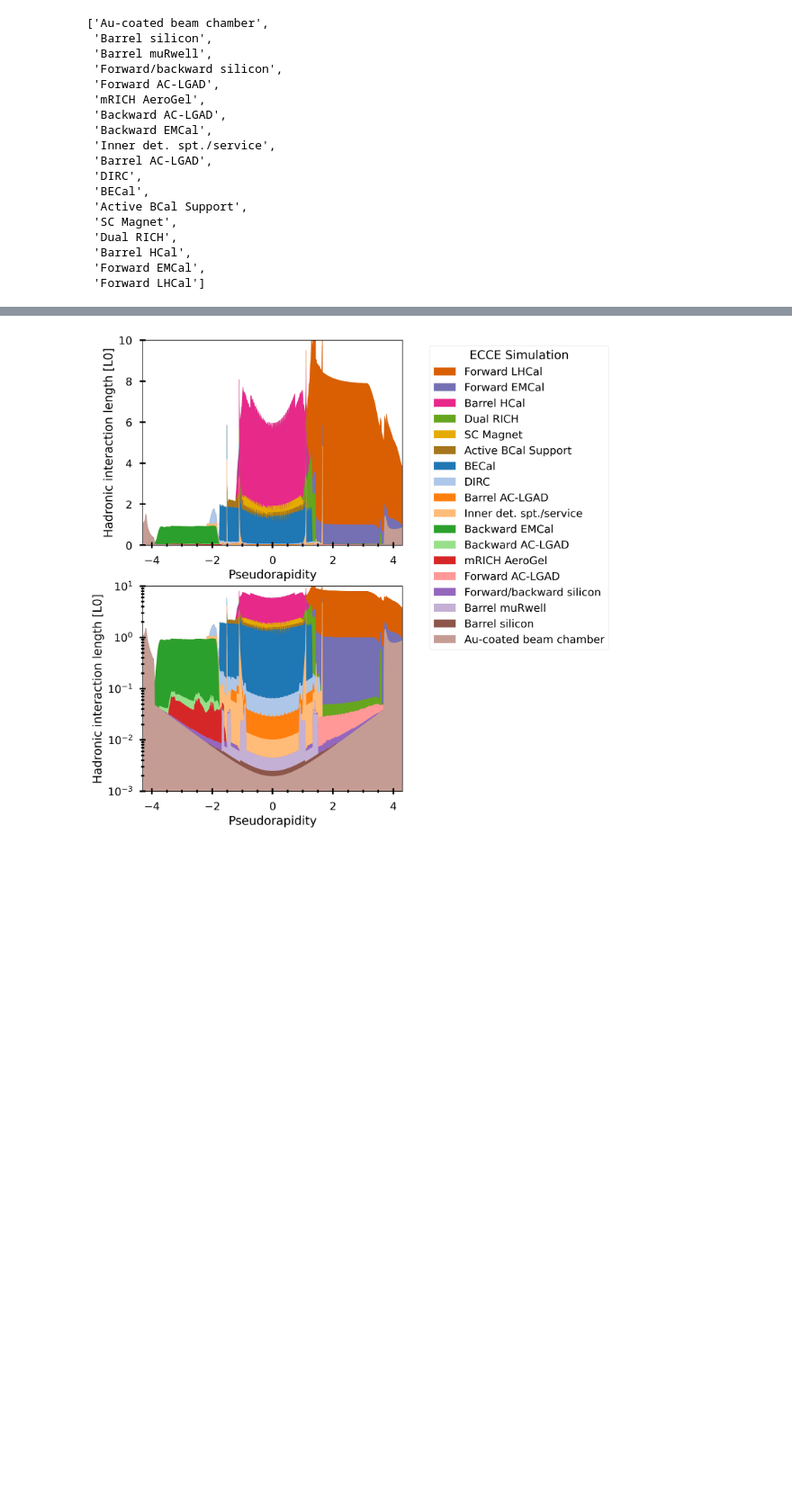
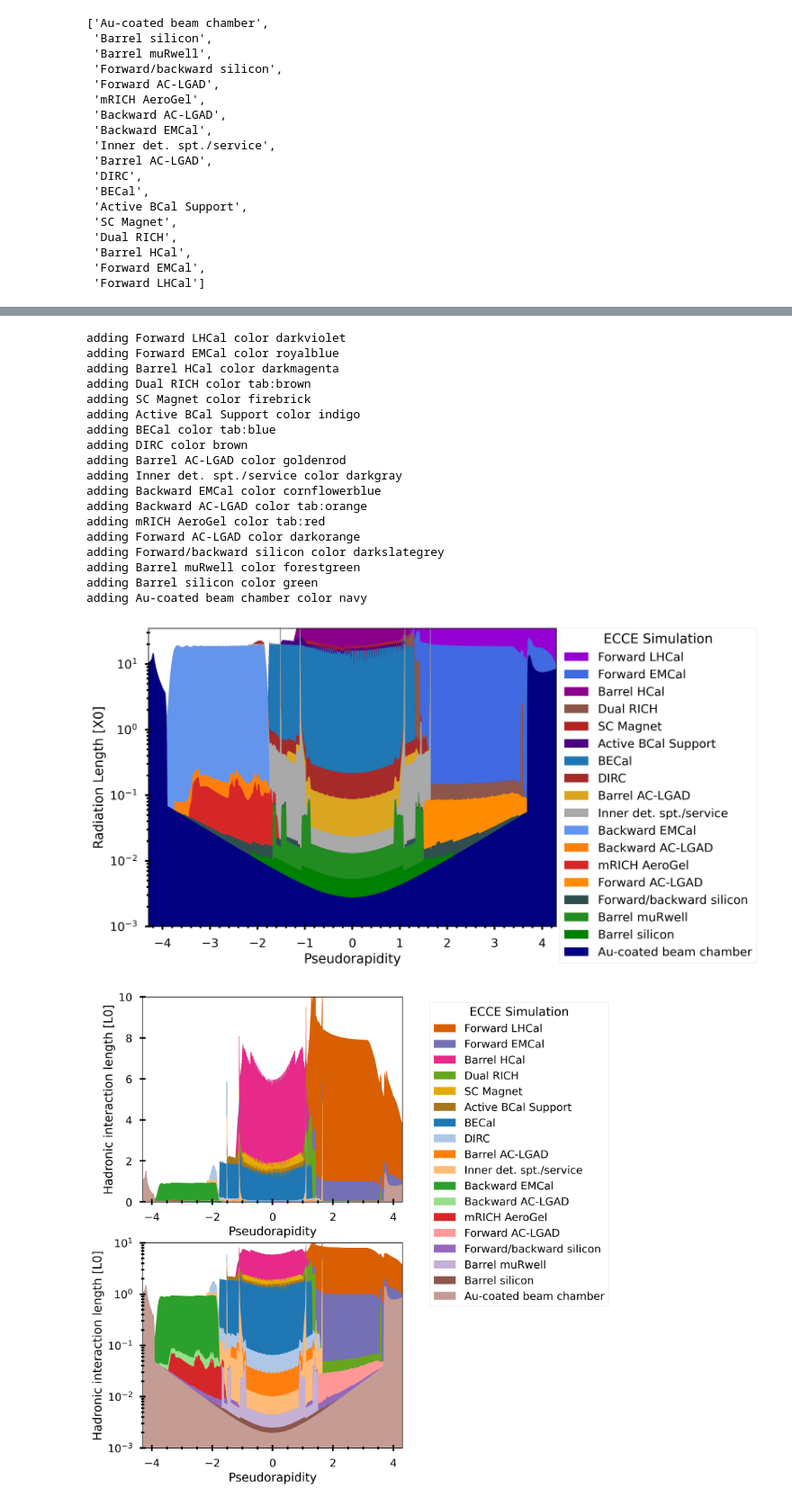
Before and after one commit to blackcathj/macros-1, a Jupyter notebook: detectors/EICDetector/PlotSubset.ipynb, the cells around one changed output, grey strips where cells are left out. Shown at 90% size. Cells and saved outputs as stored; diff of their text form; code cells hidden in the pictures; blank space fills up the shorter version.

```diff
--- a/detectors/EICDetector/PlotSubset.ipynb
+++ b/detectors/EICDetector/PlotSubset.ipynb
@@ -252,3 +259,65 @@ plt.savefig(os.path.join(f'{file_base}x0_layer_Raditioan_Length_Log.png'), bbox_
+# %%
+# fig= plt.figure(num=None, figsize=(8, 16), dpi=80, facecolor='w', edgecolor='k')
+# ax = fig.add_subplot(1, 1, 1)  # create an axes object in the figure
+fig, axs = plt.subplots(nrows=1, ncols=1, figsize=(8, 6), dpi=300)
+
+datasets_reverse = datasets.copy();
+datasets_reverse.reverse();
+
+for dataset in datasets_reverse:
+
+    etas = df_x0_stack['eta'].to_numpy()
+    x0_avg= df_x0_stack[dataset].to_numpy()
+
+    print(f'adding {dataset} color {color_map[dataset]}')
+    axs.fill_between( etas, 0, x0_avg, label=dataset, color = color_map[dataset])
+
+
+ax=axs
+
+# ax.set_title(f'Fun4All-EIC Simulation. Tracking and PID detectors\n{CautiousLabel}')
+ax.set_yscale('log')
+ax.set_xlabel("Pseudorapidity")
+ax.set_ylabel("Radiation Length [X0]")
+ax.set_xlim([-4.3, 4.3]);
+ax.set_ylim([1e-3, 35]);
+
+ax.tick_params(which='both',direction='inout');
+ax.xaxis.set_minor_locator(AutoMinorLocator())
+ax.tick_params(which='both', width=2)
+ax.tick_params(which='major', length=7)
+ax.tick_params(which='minor', length=4)
+
+chartBox = ax.get_position()
+# ax.set_position([chartBox.x0, chartBox.y0, chartBox.width*0.7, chartBox.height])
+ax.legend(loc='upper center', bbox_to_anchor=(1.25, 1.02), ncol=1,
+         title = f'ECCE Simulation',
+         title_fontsize='x-large'
+         )
+
+
+plt.savefig(os.path.join(f'{file_base}x0_layer_Raditioan_Length_Log.pdf'), bbox_inches='tight')
+plt.savefig(os.path.join(f'{file_base}x0_layer_Raditioan_Length_Log.png'), bbox_inches='tight')
+# %% [output]
+adding Forward LHCal color darkviolet
+adding Forward EMCal color royalblue
+adding Barrel HCal color darkmagenta
+adding Dual RICH color tab:brown
+adding SC Magnet color firebrick
+adding Active BCal Support color indigo
+adding BECal color tab:blue
+adding DIRC color brown
+adding Barrel AC-LGAD color goldenrod
+adding Inner det. spt./service color darkgray
+adding Backward EMCal color cornflowerblue
+adding Backward AC-LGAD color tab:orange
+adding mRICH AeroGel color tab:red
+adding Forward AC-LGAD color darkorange
+adding Forward/backward silicon color darkslategrey
+adding Barrel muRwell color forestgreen
+adding Barrel silicon color green
+adding Au-coated beam chamber color navy
+[figure, added]
 # %%
 # fig= plt.figure(num=None, figsize=(8, 16), dpi=80, facecolor='w', edgecolor='k')
 # ax = fig.add_subplot(1, 1, 1)  # create an axes object in the figure
```
Also changed, not shown: parts of 6 cells of this notebook, 7 other files.
